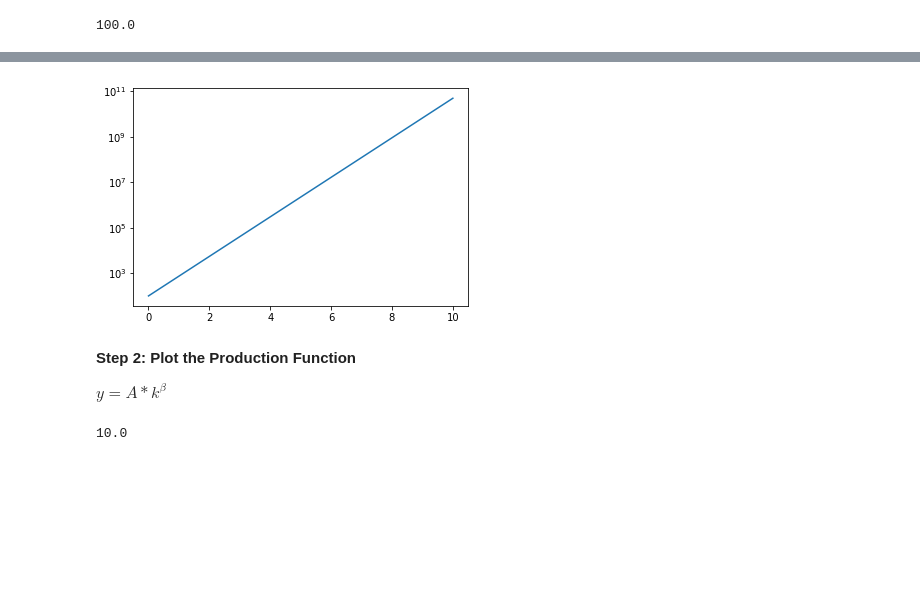
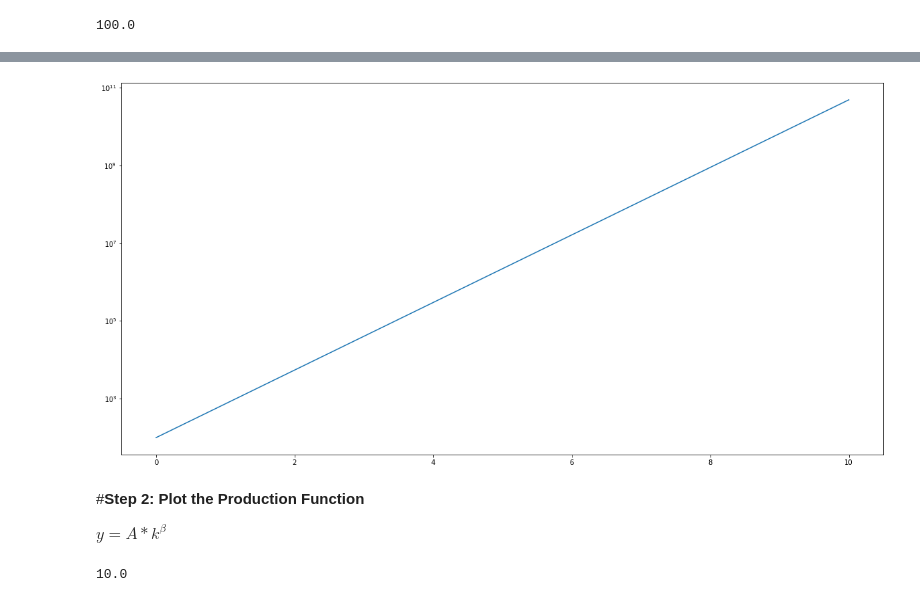
Before and after one commit to yl581/DKU_Econ204, a Jupyter notebook: Econ_204_EconomicGrowth_Tuesday.ipynb, the cells around one changed output, grey strips where cells are left out. Drawn from its saved outputs; the diff is of its cells as text; code cells hidden in the pictures; blank space fills up the shorter version.

```diff
--- a/Econ_204_EconomicGrowth_Tuesday.ipynb
+++ b/Econ_204_EconomicGrowth_Tuesday.ipynb
@@ -53,14 +55,15 @@ plt.show()
 # %%
 ### plot the function with yscale in "log"
 import matplotlib.pyplot as plt
+fig= plt.figure(figsize=(20,10))
 
 plt.plot(t, L)
 plt.yscale("log")
 plt.show()
 # %% [output]
-[figure, old version]
+[figure, new version]
 # %% [markdown]
-**Step 2: Plot the Production Function**
+#**Step 2: Plot the Production Function**
 
 $y=A*k^{\beta}$
 # %%
```
Also changed, not shown: parts of 15 cells of this notebook.
